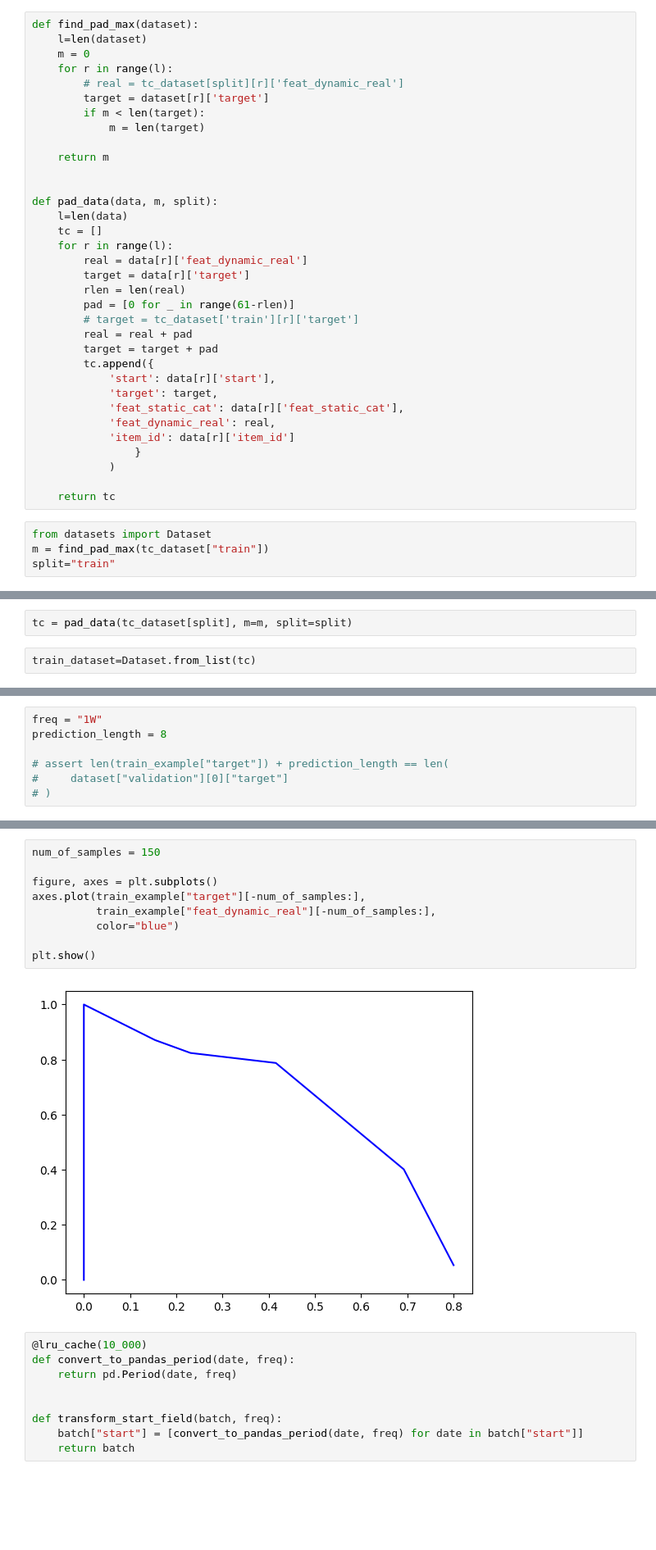
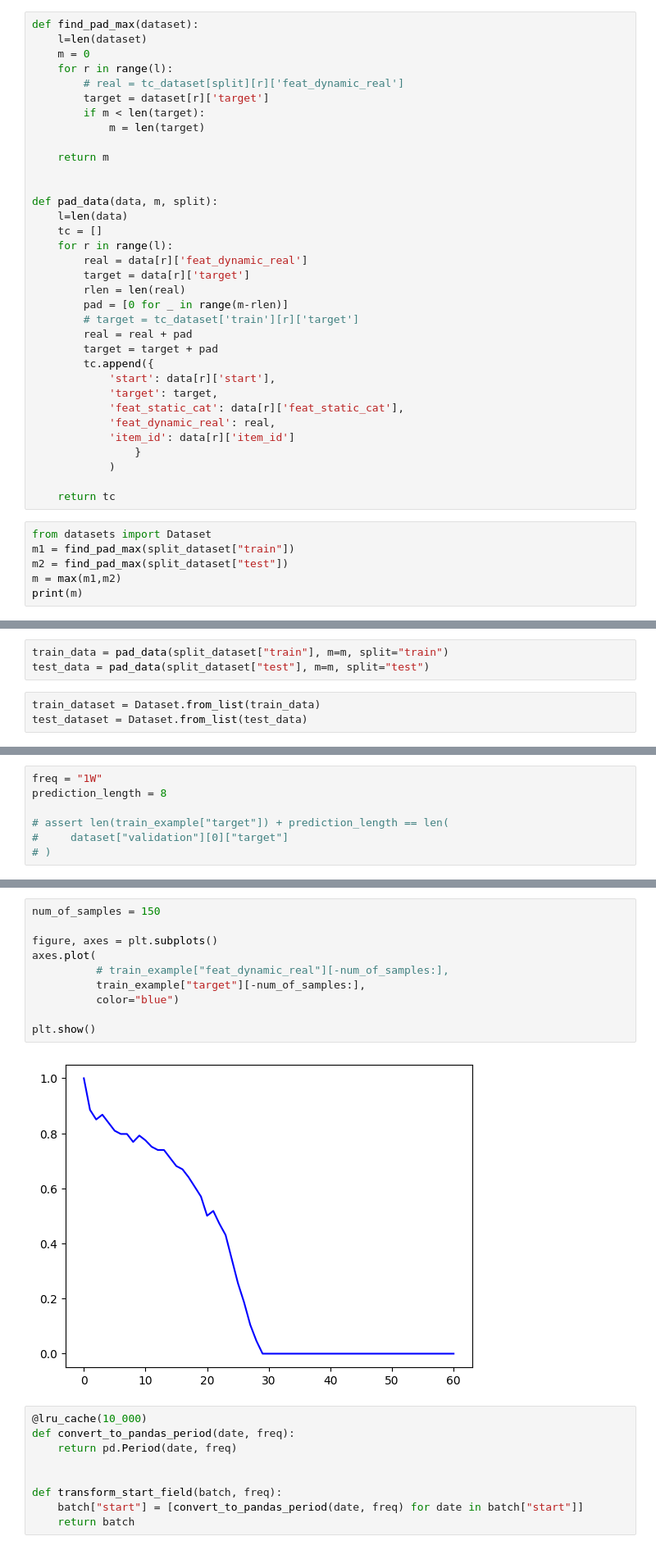
Before and after one commit to shadadu/RocketPill, a Jupyter notebook: ipynb-notebooks/train_thrust_curve_timeseries.ipynb, the cells around one changed output, grey strips where cells are left out. Shown at 82% size. Drawn from its saved outputs; the diff is of its cells as text; blank space fills up the shorter version.

```diff
--- a/ipynb-notebooks/train_thrust_curve_timeseries.ipynb
+++ b/ipynb-notebooks/train_thrust_curve_timeseries.ipynb
@@ -58,7 +105,7 @@ def pad_data(data, m, split):
         real = data[r]['feat_dynamic_real']
         target = data[r]['target']
         rlen = len(real)
-        pad = [0 for _ in range(61-rlen)]
+        pad = [0 for _ in range(m-rlen)]
         # target = tc_dataset['train'][r]['target']
         real = real + pad
         target = target + pad
@@ -74,5 +121,7 @@ def pad_data(data, m, split):
     return tc
 # %%
 from datasets import Dataset
-m = find_pad_max(tc_dataset["train"])
-split="train"
+m1 = find_pad_max(split_dataset["train"])
+m2 = find_pad_max(split_dataset["test"])
+m = max(m1,m2)
+print(m)
@@ -79,7 +130,9 @@ split="train"
 # %%
-tc = pad_data(tc_dataset[split], m=m, split=split)
+train_data = pad_data(split_dataset["train"], m=m, split="train")
+test_data = pad_data(split_dataset["test"], m=m, split="test")
 # %%
-train_dataset=Dataset.from_list(tc)
+train_dataset = Dataset.from_list(train_data)
+test_dataset = Dataset.from_list(test_data)
 # %%
 train_dataset
 # %% [output]
@@ -102,14 +162,15 @@ dict_keys(['start', 'target', 'feat_static_cat', 'feat_dynamic_real', 'item_id']
 # %%
 num_of_samples = 150
 
 figure, axes = plt.subplots()
-axes.plot(train_example["target"][-num_of_samples:],
-          train_example["feat_dynamic_real"][-num_of_samples:],
+axes.plot(
+          # train_example["feat_dynamic_real"][-num_of_samples:],
+          train_example["target"][-num_of_samples:],
           color="blue")
 
 plt.show()
 # %% [output]
-[figure, old version]
+[figure, new version]
 # %%
 @lru_cache(10_000)
 def convert_to_pandas_period(date, freq):
```
Also changed, not shown: parts of 35 cells of this notebook.
